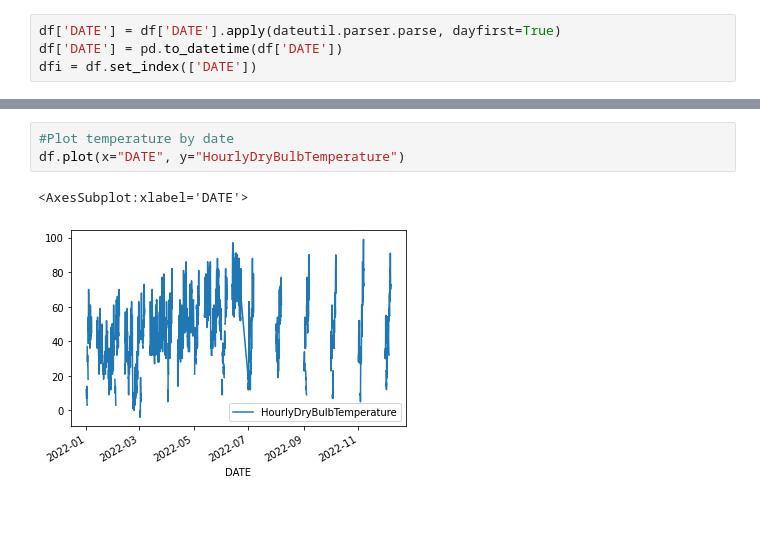
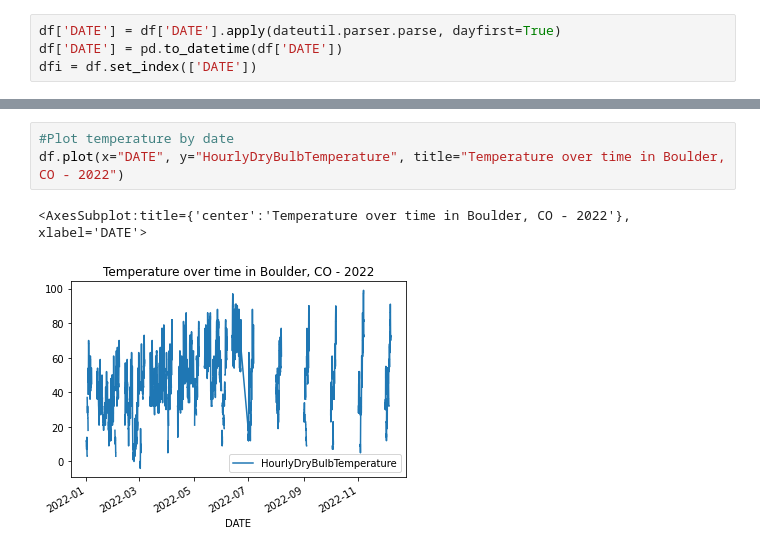
Before and after one commit to brthomiu/WeatherOnJupyter, a Jupyter notebook: boulderweather.ipynb, the cells around one changed output, grey strips where cells are left out. Saved outputs shown, nothing was run; the diff lists cells and outputs as text; blank space fills up the shorter version.

Commit message:
Added scatter plots, titles, legends. Cleaned up filesystem.

```diff
--- a/boulderweather.ipynb
+++ b/boulderweather.ipynb
@@ -28,6 +12,6 @@ df
 # %%
 #Plot temperature by date
-df.plot(x="DATE", y="HourlyDryBulbTemperature")
+df.plot(x="DATE", y="HourlyDryBulbTemperature", title="Temperature over time in Boulder, CO - 2022")
 # %% [output]
-<AxesSubplot:xlabel='DATE'>
+<AxesSubplot:title={'center':'Temperature over time in Boulder, CO - 2022'}, xlabel='DATE'>
-[figure, old version]
+[figure, new version]
```
Also changed, not shown: parts of 4 cells of this notebook, 5 other files.
